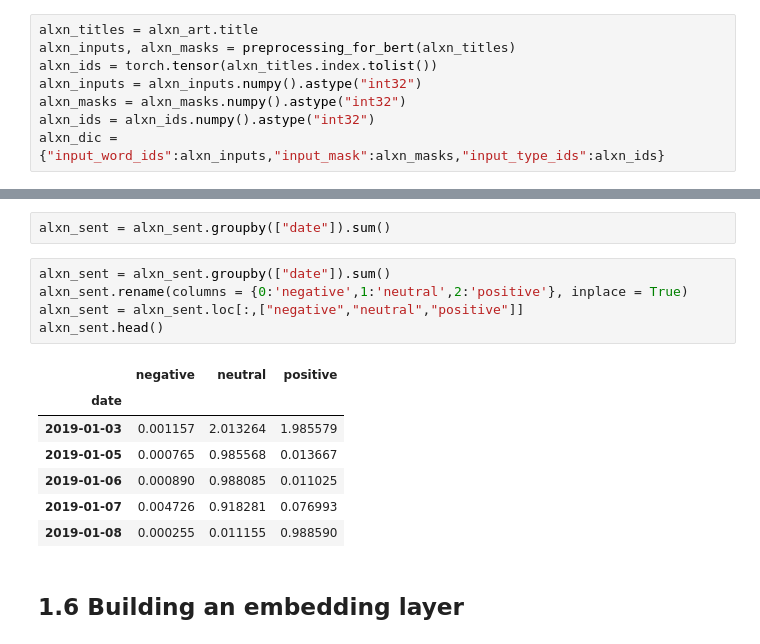
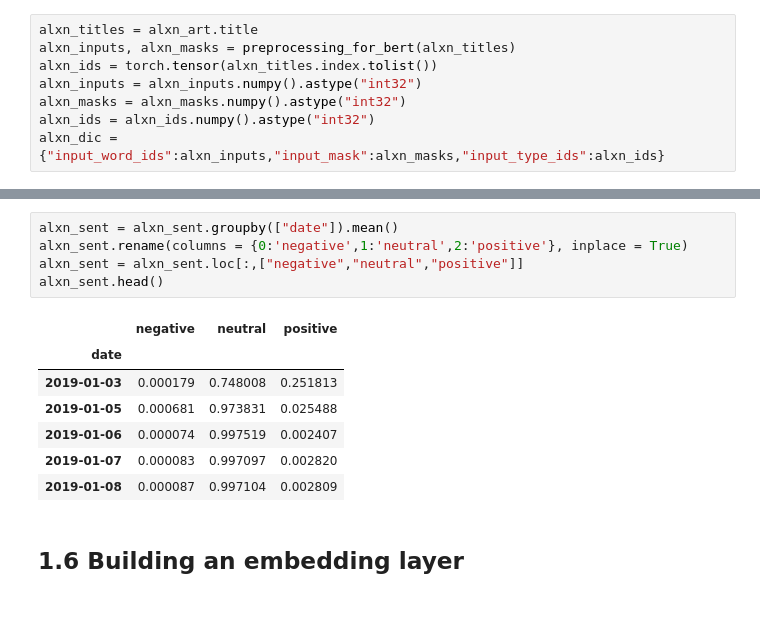
Before and after one commit to AnnaBujniewicz/semester_project, a Jupyter notebook: ml_models_for_stock_data_and_titles.ipynb, the cells around one changed output, grey strips where cells are left out. Drawn from its saved outputs; the diff is of its cells as text; blank space fills up the shorter version.

```diff
--- a/ml_models_for_stock_data_and_titles.ipynb
+++ b/ml_models_for_stock_data_and_titles.ipynb
@@ -535,18 +534,16 @@ alxn_sent.describe()
-# %%
-alxn_sent = alxn_sent.groupby(["date"]).sum()
 # %%
-alxn_sent = alxn_sent.groupby(["date"]).sum()
+alxn_sent = alxn_sent.groupby(["date"]).mean()
 alxn_sent.rename(columns = {0:'negative',1:'neutral',2:'positive'}, inplace = True)
 alxn_sent = alxn_sent.loc[:,["negative","neutral","positive"]]
 alxn_sent.head()
 # %% [output]
 |  | negative | neutral | positive |
 | date |  |  |  |
-| 2019-01-03 | 0.001157 | 2.013264 | 1.985579 |
-| 2019-01-05 | 0.000765 | 0.985568 | 0.013667 |
-| 2019-01-06 | 0.000890 | 0.988085 | 0.011025 |
-| 2019-01-07 | 0.004726 | 0.918281 | 0.076993 |
-| 2019-01-08 | 0.000255 | 0.011155 | 0.988590 |
+| 2019-01-03 | 0.000179 | 0.748008 | 0.251813 |
+| 2019-01-05 | 0.000681 | 0.973831 | 0.025488 |
+| 2019-01-06 | 0.000074 | 0.997519 | 0.002407 |
+| 2019-01-07 | 0.000083 | 0.997097 | 0.002820 |
+| 2019-01-08 | 0.000087 | 0.997104 | 0.002809 |
 # %% [markdown]
 ## 1.6 Building an embedding layer
 # %%
```
Also changed, not shown: parts of 45 cells of this notebook.
